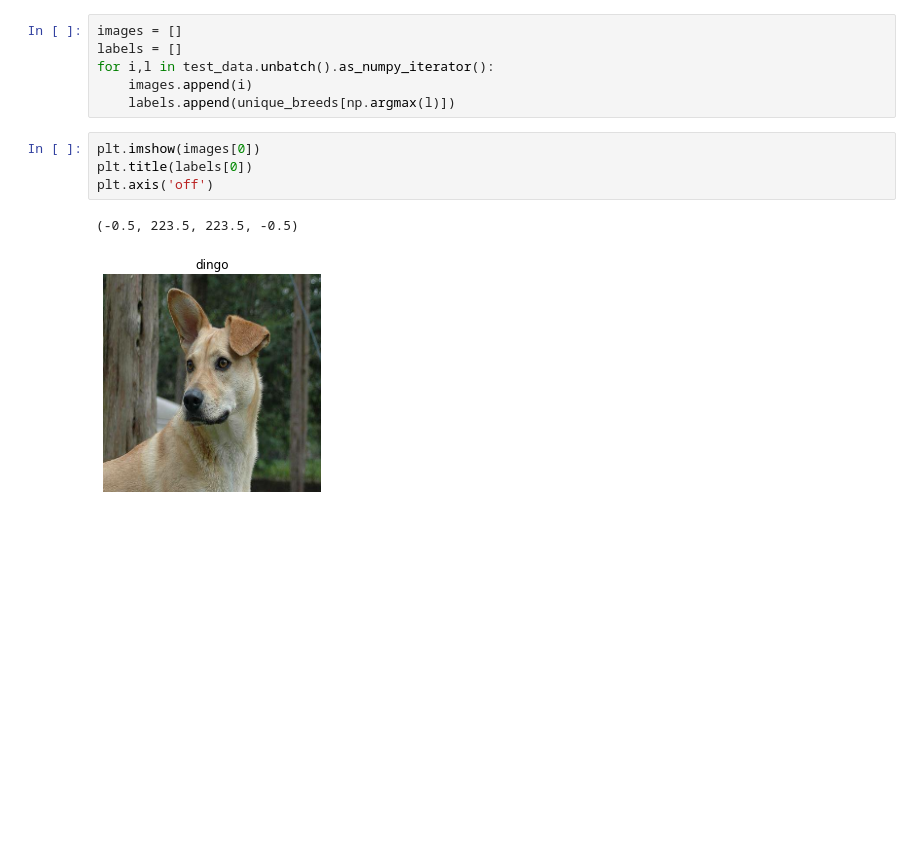
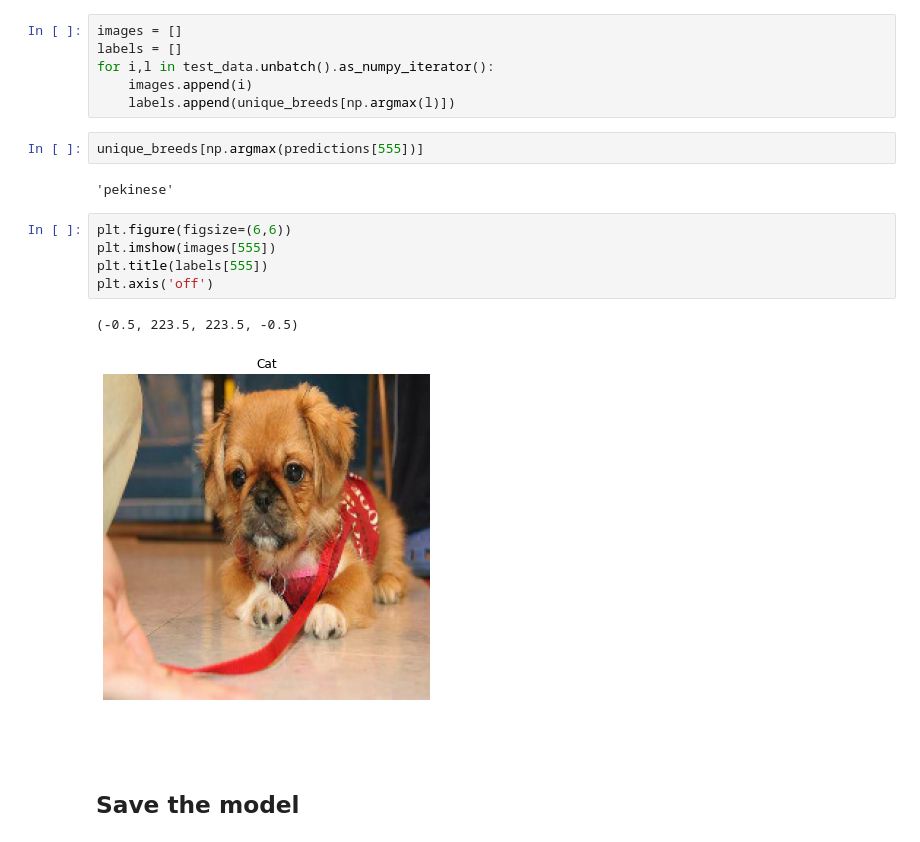
Before and after one commit to Thraax/dog_breed_identifier, a Jupyter notebook: notebooks/01_dogs-vision.ipynb, the cells around one changed output. Cells and saved outputs as stored; diff of their text form; blank space fills up the shorter version.

```diff
--- a/notebooks/01_dogs-vision.ipynb
+++ b/notebooks/01_dogs-vision.ipynb
@@ -422,10 +403,19 @@ labels = []
 for i,l in test_data.unbatch().as_numpy_iterator():
     images.append(i)
     labels.append(unique_breeds[np.argmax(l)])
+# %%
+unique_breeds[np.argmax(predictions[555])]
+# %% [output]
+'pekinese'
 # %%
-plt.imshow(images[0])
-plt.title(labels[0])
+plt.figure(figsize=(6,6))
+plt.imshow(images[555])
+plt.title(labels[555])
 plt.axis('off')
 # %% [output]
 (-0.5, 223.5, 223.5, -0.5)
-[figure, old version]
+[figure, new version]
+# %% [markdown]
+##
+# %% [markdown]
+## Save the model
```
Also changed, not shown: parts of 12 cells of this notebook.
